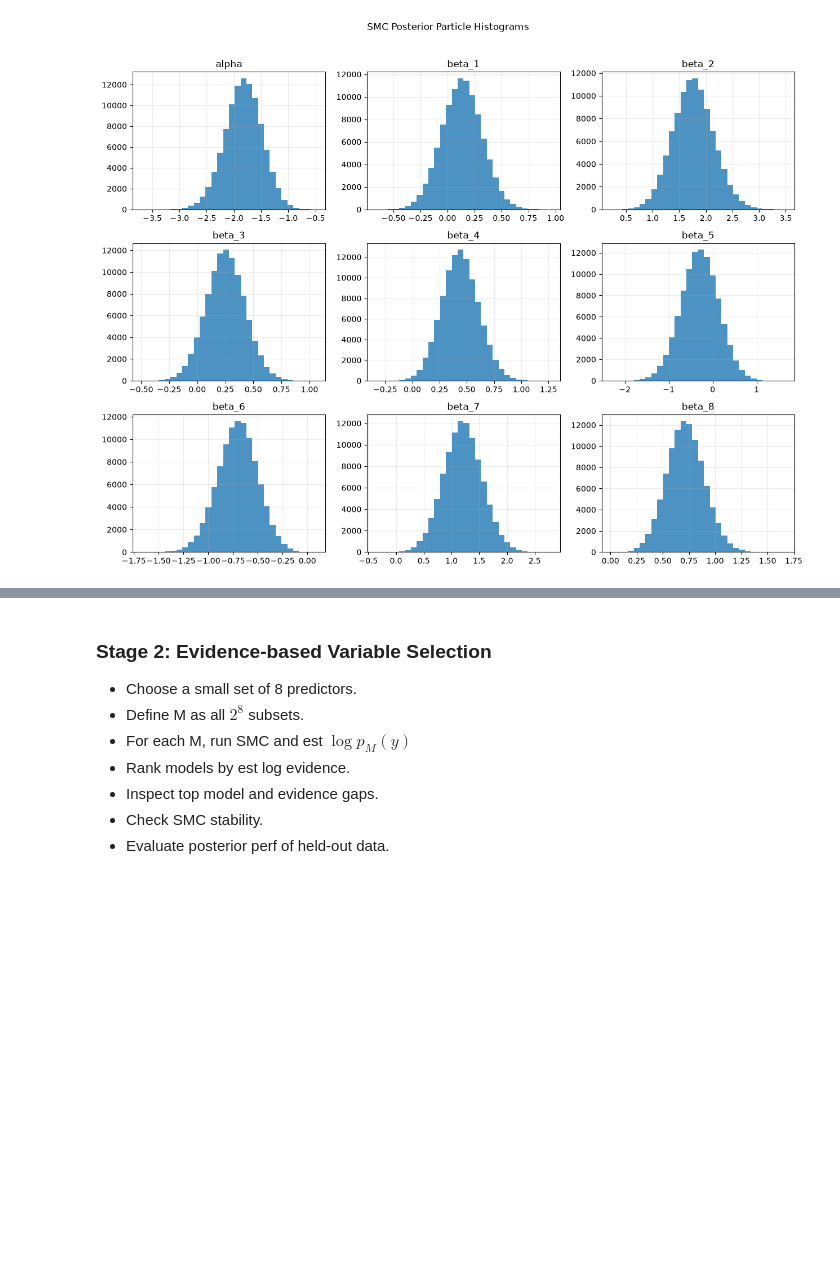
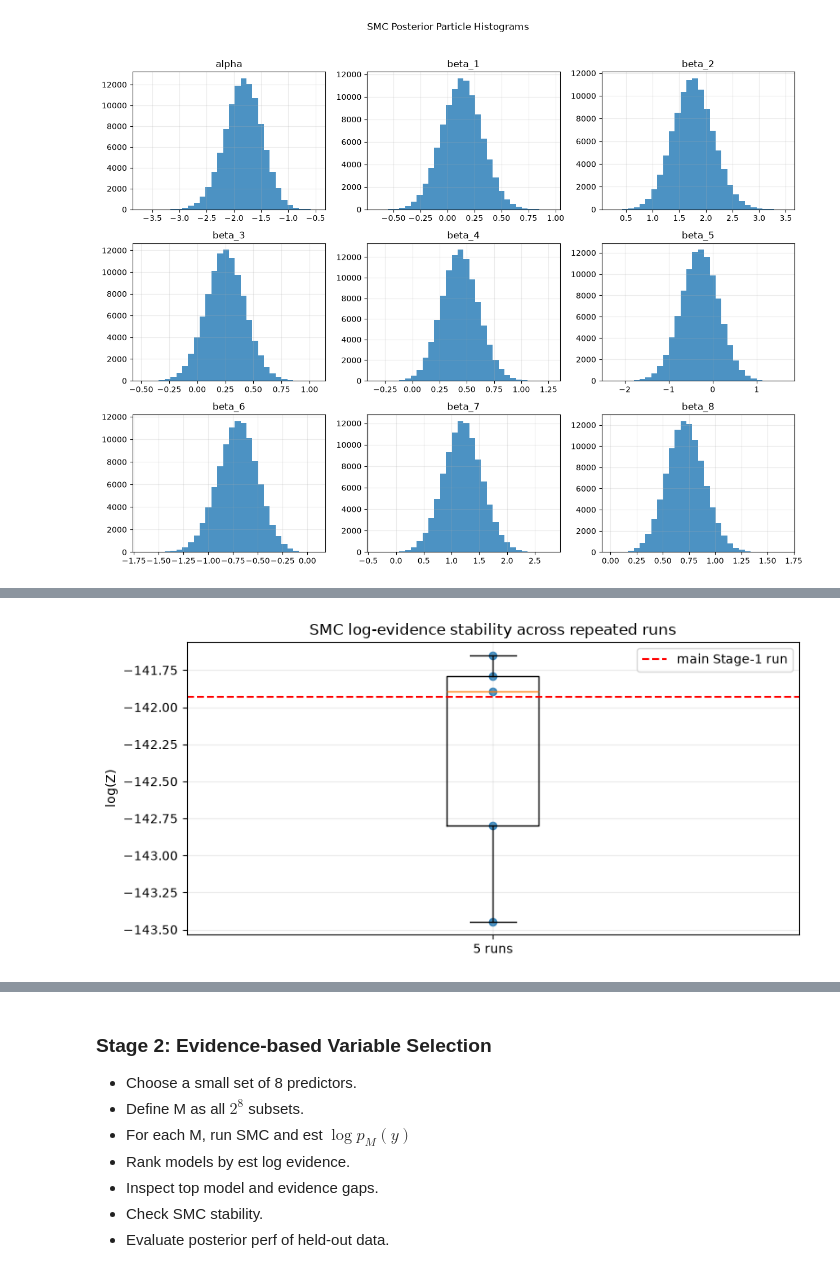
Before and after one commit to saobangmath/MiniProject-PhD-, a Jupyter notebook: MCMC/model-selection.ipynb, the cells around one changed output, grey strips where cells are left out. Drawn from its saved outputs; the diff is of its cells as text; code cells hidden in the pictures; blank space fills up the shorter version.

Commit message:
add stage 1 report

```diff
--- a/MCMC/model-selection.ipynb
+++ b/MCMC/model-selection.ipynb
@@ -356,0 +524,86 @@ plot_smc_histograms(smc)
+# %%
+import pandas as pd
+import numpy as np
+import matplotlib.pyplot as plt
+from functools import partial
+import jax
+from jax import random
+
+
+def run_smc_once(no_samples, seed, mcmc_iters=5):
+    """One SMC run for stability diagnostics."""
+    key = random.key(seed)
+    k_init, k_smc = random.split(key)
+
+    smc_run = SMC(
+        dims=1 + p,
+        target_dist_logpdf=partial(target_logpdf_vec, X_observed=X_jax, y_observed=y_jax),
+        prior_dist_logpdf=prior_logpdf_vec,
+        proposed_fn=proposed_fn_vec,
+        key=k_smc,
+    )
+
+    init = gen_initial_samples(no_samples, p, k_init)
+    smc_run.reset(samples=init)
+    lam_path, log_z = smc_run.build_intermediate_dists(mcmc_iters=mcmc_iters)
+    return {
+        "seed": seed,
+        "log_z": float(log_z),
+        "n_lambda_steps": len(lam_path),
+        "final_lambda": float(lam_path[-1]),
+        "lambda_path": lam_path,
+    }
+
+
+# Use fewer particles for repeated stability probes (faster); increase for final reporting
+STABILITY_PARTICLES = 5_000
+STABILITY_RUNS = 5
+STABILITY_SEEDS = list(range(100, 100 + STABILITY_RUNS))
+
+stability_rows = []
+for seed in STABILITY_SEEDS:
+    out = run_smc_once(STABILITY_PARTICLES, seed=seed, mcmc_iters=5)
+    stability_rows.append(out)
+    print(
+        f"seed={out['seed']:3d} | log(Z)={out['log_z']: .4f} | "
+        f"lambda steps={out['n_lambda_steps']} | final lambda={out['final_lambda']:.4f}"
+    )
+
+stability_df = pd.DataFrame(stability_rows)
+logz = stability_df["log_z"].to_numpy()
+
+print("SMC stability summary")
+print(f"particles per run: {STABILITY_PARTICLES}")
+print(f"number of runs: {STABILITY_RUNS}")
+print(f"log(Z) mean: {logz.mean():.6f}")
+print(f"log(Z) std : {logz.std(ddof=1):.6f}")
+print(f"log(Z) min : {logz.min():.6f}")
+print(f"log(Z) max : {logz.max():.6f}")
+print(f"lambda-step count mean: {stability_df['n_lambda_steps'].mean():.2f}")
+
+# compare main Stage-1 run (if available) against stability band
+if "tot_log_z" in globals():
+    delta = float(tot_log_z) - logz.mean()
+    print(f"Main run log(Z): {float(tot_log_z):.6f}")
+    print(f"Main run - stability mean: {delta:.6f}")
+    if logz.std(ddof=1) > 0:
+        zscore = delta / logz.std(ddof=1)
+        print(f"Main run z-score vs stability runs: {zscore:.2f}")
+
+fig, ax = plt.subplots(figsize=(8, 4))
+ax.boxplot(logz, vert=True)
+ax.scatter(np.ones(len(logz)), logz, alpha=0.8)
+if "tot_log_z" in globals():
+    ax.axhline(float(tot_log_z), color="red", ls="--", lw=1.5, label="main Stage-1 run")
+ax.set_title("SMC log-evidence stability across repeated runs")
+ax.set_ylabel("log(Z)")
+ax.set_xticks([1])
+ax.set_xticklabels([f"{STABILITY_RUNS} runs"])
+ax.grid(alpha=0.25)
+if "tot_log_z" in globals():
+    ax.legend()
+plt.tight_layout()
+plt.show()
+
+stability_df
+# %% [output]
@@ -356,0 +627 @@ plot_smc_histograms(smc)
+[figure, added]
```
Also changed, not shown: parts of 5 cells of this notebook.
